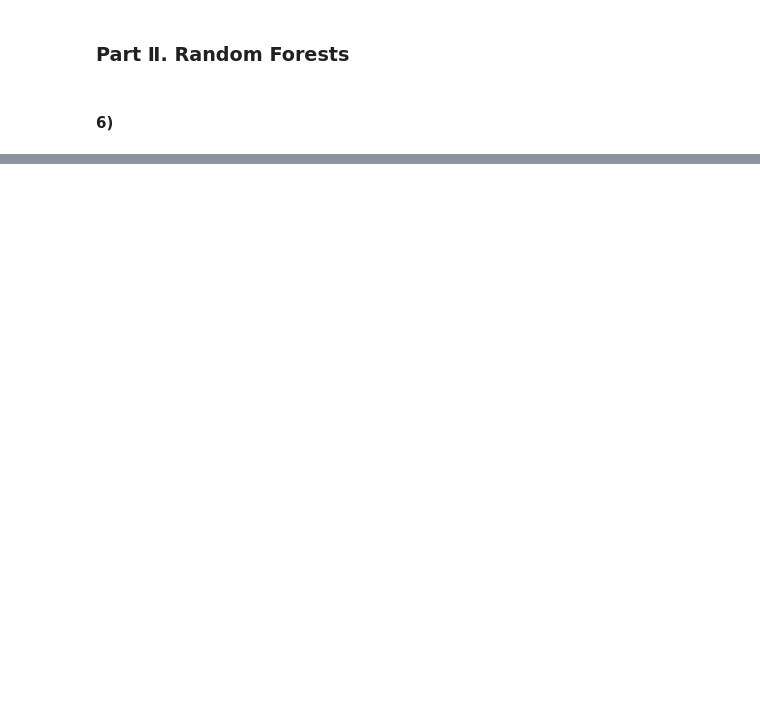
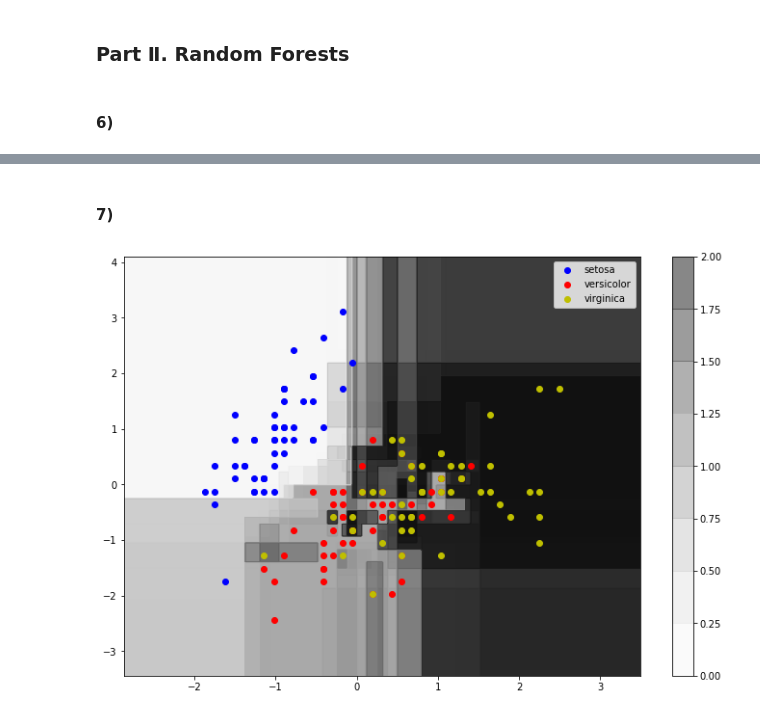
Before and after one commit to LI-Yanting/TP_random_forests, a Jupyter notebook: TP_Bagging_Random_Forests.ipynb, the cells around one changed output, grey strips where cells are left out. Drawn from its saved outputs; the diff is of its cells as text; code cells hidden in the pictures; blank space fills up the shorter version.

```diff
--- a/TP_Bagging_Random_Forests.ipynb
+++ b/TP_Bagging_Random_Forests.ipynb
@@ -290,0 +358,45 @@ Data Iris
+# %% [markdown]
+#### 7)
+# %%
+import numpy as np
+import matplotlib.pyplot as plt
+from sklearn import preprocessing
+from sklearn.datasets import load_iris
+from sklearn.ensemble import RandomForestClassifier
+# Parameters
+n_estimators = 10
+plot_colors = "bry"
+plot_step = 0.02
+# Load data
+iris = load_iris()
+X_unscaled, y = iris.data[:, :2], iris.target
+
+# Standardize
+X = preprocessing.scale(X_unscaled)
+# RF fitting
+model = RandomForestClassifier(n_estimators=n_estimators)
+clf = model.fit(X, y)
+# Plot the decision boundary
+x_min, x_max = X[:, 0].min() - 1, X[:, 0].max() + 1
+y_min, y_max = X[:, 1].min() - 1, X[:, 1].max() + 1
+xx, yy = np.meshgrid(np.arange(x_min, x_max, plot_step),
+                     np.arange(y_min, y_max, plot_step))
+plt.figure(figsize=(12, 8))
+for tree in model.estimators_:
+    # TODO use predict to obtain the probabilities you will store in Z
+    Z = tree.predict(np.c_[xx.ravel(), yy.ravel()])
+    # tree.predict_proba returns 3 column, each represent
+    # the probability of the corresponding class
+    Z = Z.reshape(xx.shape)
+    cs = plt.contourf(xx, yy, Z, alpha=0.5, cmap=plt.cm.Greys)
+plt.colorbar()
+plt.axis("tight")
+# Plot the training points
+for i, c in zip(range(3), plot_colors):
+    idx = np.where(y == i)
+    plt.scatter(X[idx, 0], X[idx, 1], c=c, label=iris.target_names[i],
+                cmap=plt.cm.Paired)
+plt.legend(scatterpoints=1)
+plt.show()
+# %% [output]
+[figure, added]
```
Also changed, not shown: parts of 11 cells of this notebook.
